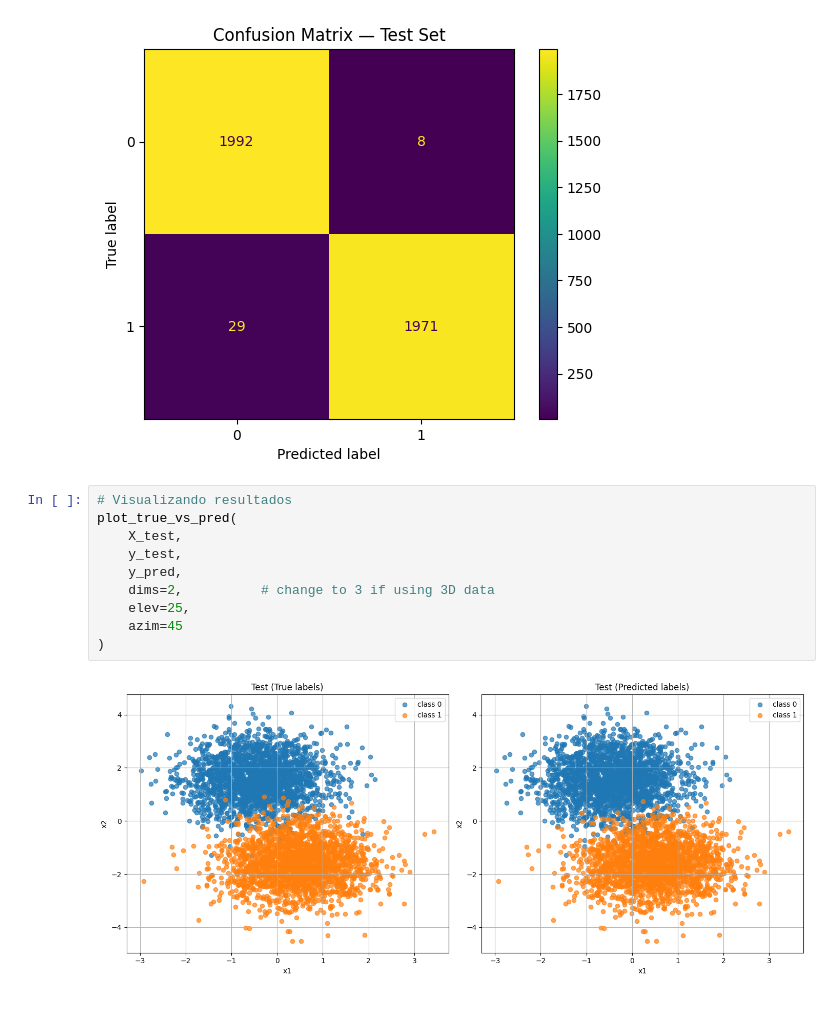
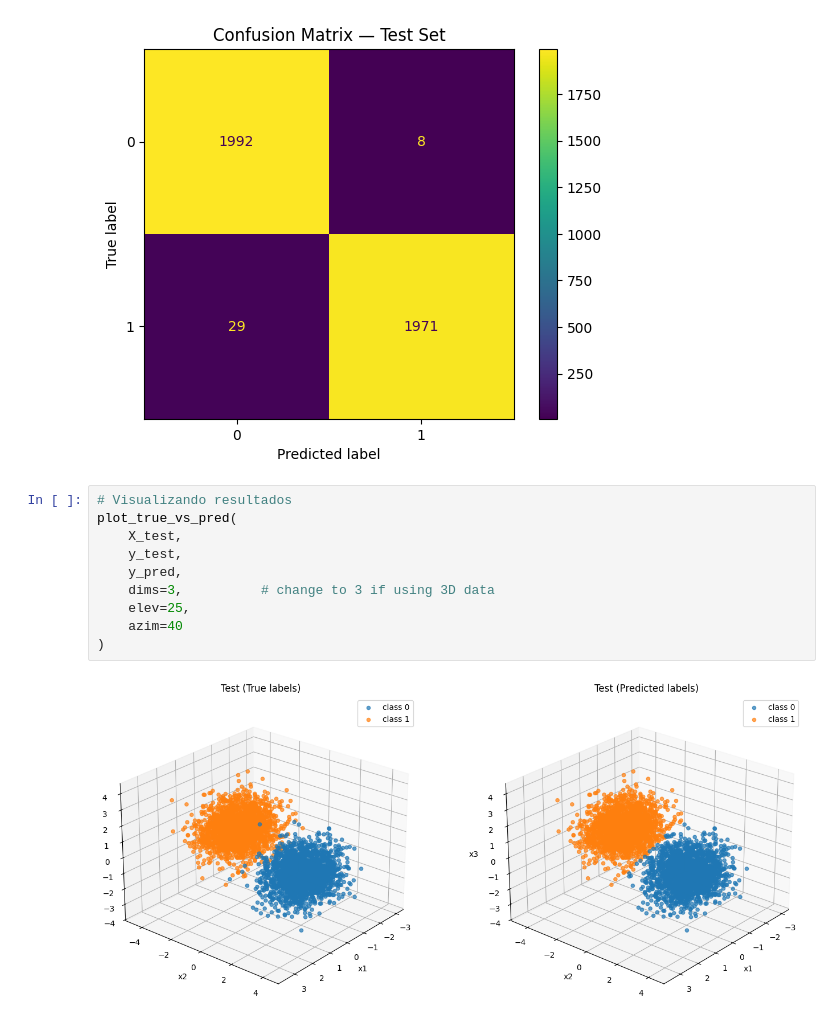
Before and after one commit to VictorHugoBorrayo/Intro_DS-ML, a Jupyter notebook: models/perceptron.ipynb, the cells around one changed output. Drawn from its saved outputs; the diff is of its cells as text.

```diff
--- a/models/perceptron.ipynb
+++ b/models/perceptron.ipynb
@@ -234,12 +262,12 @@ weighted avg       0.99      0.99      0.99      4000
 # %%
 # Visualizando resultados
 plot_true_vs_pred(
     X_test,
     y_test,
     y_pred,
-    dims=2,          # change to 3 if using 3D data
+    dims=3,          # change to 3 if using 3D data
     elev=25,
-    azim=45
+    azim=40
 )
 # %% [output]
-[figure, old version]
+[figure, new version]
```
Also changed, not shown: parts of 3 cells of this notebook, 3 other files.
